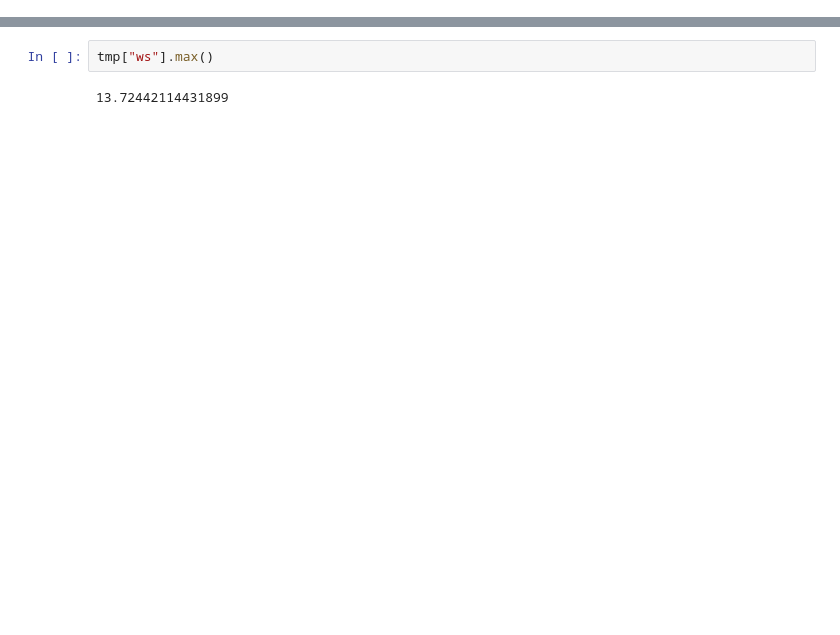
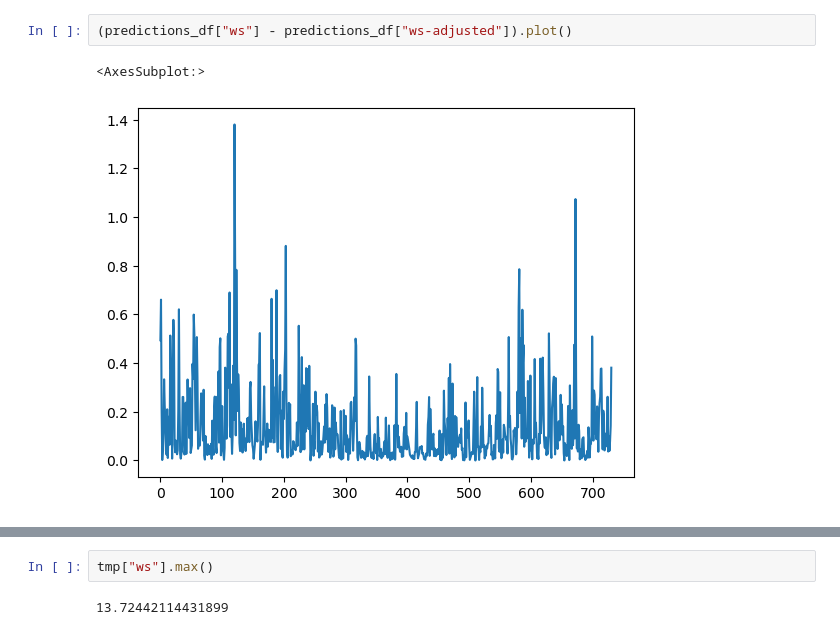
Before and after one commit to NREL/dw-tap, a Jupyter notebook: notebooks/anl-lom-no-hsds.ipynb, the cells around one changed output, grey strips where cells are left out. Cells and saved outputs as stored; diff of their text form; blank space fills up the shorter version.

```diff
--- a/notebooks/anl-lom-no-hsds.ipynb
+++ b/notebooks/anl-lom-no-hsds.ipynb
@@ -102 +78,6 @@ predictions_df
+# %%
+(predictions_df["ws"] - predictions_df["ws-adjusted"]).plot()
+# %% [output]
+<AxesSubplot:>
+[figure, added]
 # %%
```
Also changed, not shown: parts of 11 cells of this notebook, 4 other files.
